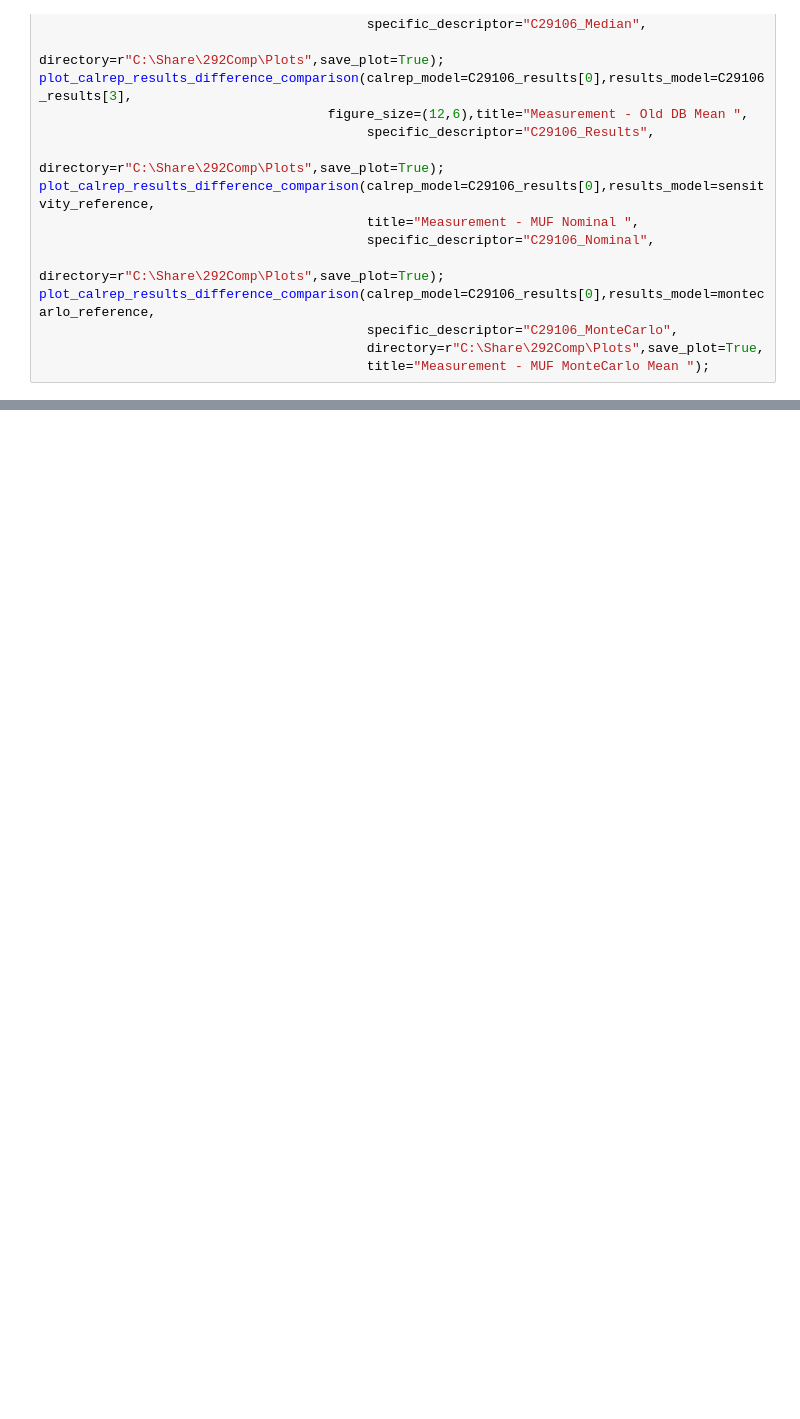
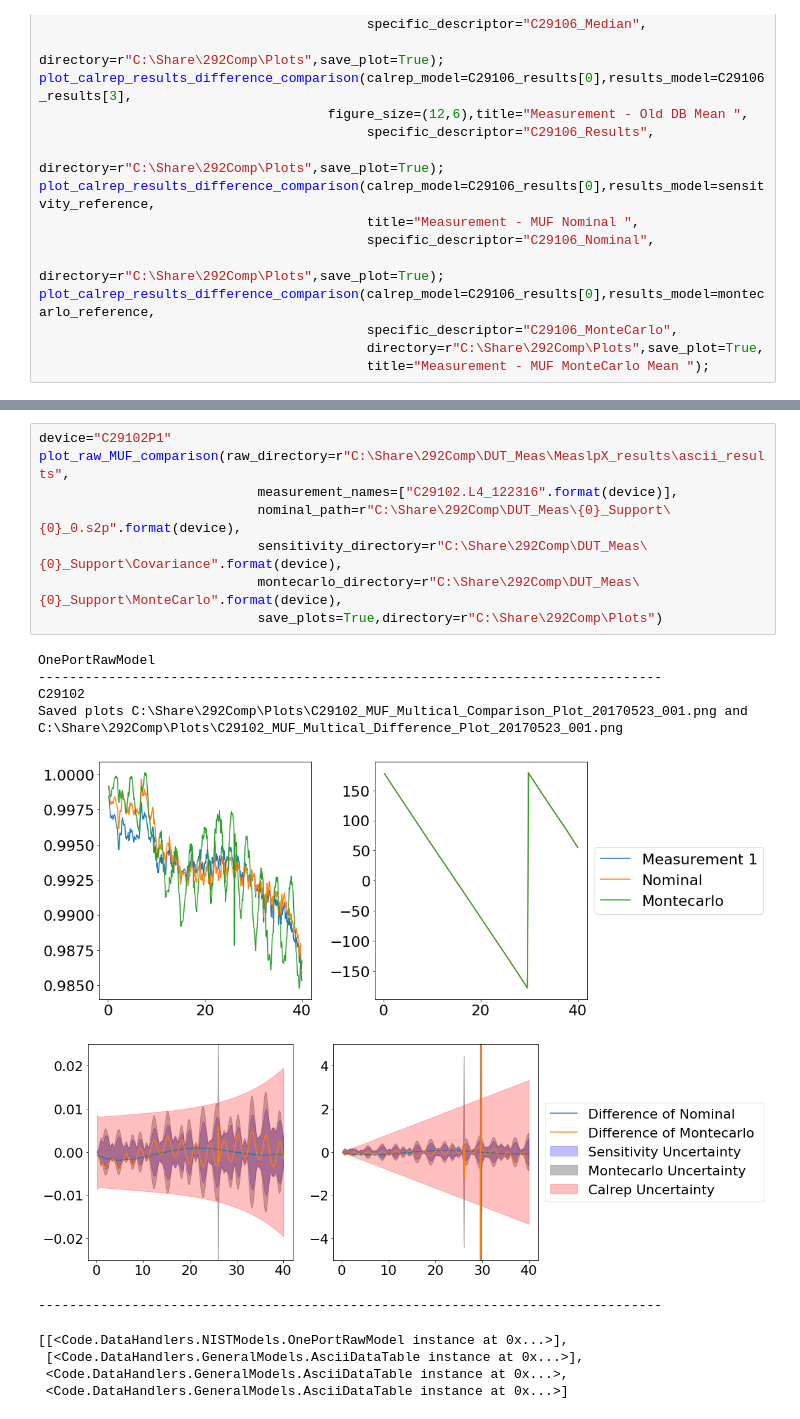
Before and after one commit to aricsanders/Jupyter-Notebooks, a Jupyter notebook: 292_Comparison_MUF_Calrep_MeasLp_20170508_001.ipynb, the cells around one changed output, grey strips where cells are left out. Saved outputs shown, nothing was run; the diff lists cells and outputs as text; blank space fills up the shorter version.

```diff
--- a/292_Comparison_MUF_Calrep_MeasLp_20170508_001.ipynb
+++ b/292_Comparison_MUF_Calrep_MeasLp_20170508_001.ipynb
@@ -599,0 +838,20 @@ plot_calrep_results_difference_comparison(calrep_model=C29106_results[0],results
+# %%
+device="C29102P1"
+plot_raw_MUF_comparison(raw_directory=r"C:\Share\292Comp\DUT_Meas\MeaslpX_results\ascii_results",
+                            measurement_names=["C29102.L4_122316".format(device)],
+                            nominal_path=r"C:\Share\292Comp\DUT_Meas\{0}_Support\{0}_0.s2p".format(device),
+                            sensitivity_directory=r"C:\Share\292Comp\DUT_Meas\{0}_Support\Covariance".format(device),
+                            montecarlo_directory=r"C:\Share\292Comp\DUT_Meas\{0}_Support\MonteCarlo".format(device),
+                            save_plots=True,directory=r"C:\Share\292Comp\Plots")
+# %% [output]
+OnePortRawModel
+--------------------------------------------------------------------------------
+C29102
+Saved plots C:\Share\292Comp\Plots\C29102_MUF_Multical_Comparison_Plot_20170523_001.png and C:\Share\292Comp\Plots\C29102_MUF_Multical_Difference_Plot_20170523_001.png
+[figure, added]
+[figure, added]
+--------------------------------------------------------------------------------
+[[<Code.DataHandlers.NISTModels.OnePortRawModel instance at 0x...>],
+ [<Code.DataHandlers.GeneralModels.AsciiDataTable instance at 0x...>],
+ <Code.DataHandlers.GeneralModels.AsciiDataTable instance at 0x...>,
+ <Code.DataHandlers.GeneralModels.AsciiDataTable instance at 0x...>]
```
Also changed, not shown: parts of 5 cells of this notebook, 1 other file.
